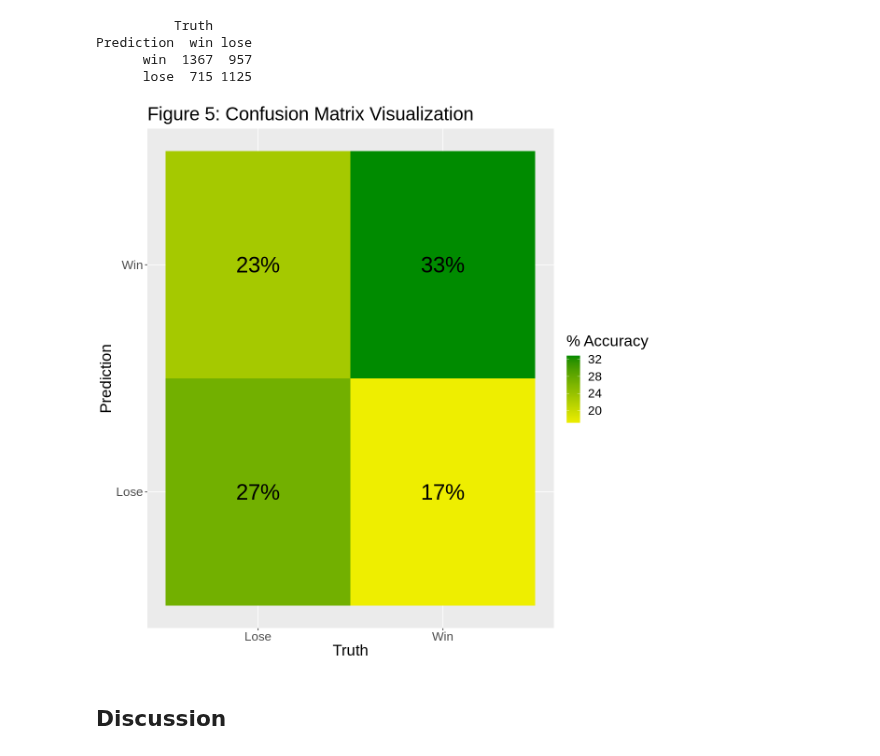
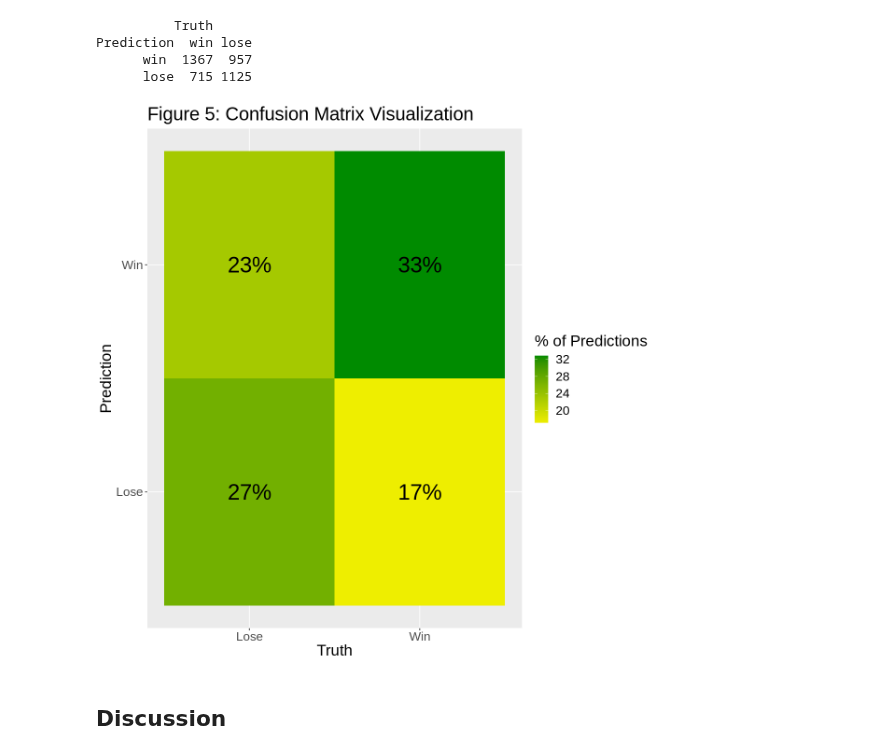
Before and after one commit to EllaShi7/DSCI-100-2022w2-Group-42-Project, a Jupyter notebook: Group_Project_Report.ipynb, the cells around one changed output. Saved outputs shown, nothing was run; the diff lists cells and outputs as text; code cells hidden in the pictures.

Commit message:
Updated figure 5 (confusion matrix) legend

```diff
--- a/Group_Project_Report.ipynb
+++ b/Group_Project_Report.ipynb
@@ -392,20 +392,20 @@ Prediction  win lose
 # %%
 Prediction <- as.factor(c("Win", "Lose", "Win", "Lose"))
 Truth <- as.factor(c("Win", "Win","Lose", "Lose"))
 outcome <- c((1367/4164)*100, (715/4164) * 100, (957/4164) * 100, (1125/4164) * 100)
 
 conf_mat_data <- as_tibble(Truth, Prediction, outcome)
 
 
 ggplot(data = conf_mat_data, mapping = aes(x = Truth, y = Prediction)) +
 geom_tile(aes(fill = outcome)) +
 scale_fill_gradient(low = "yellow2", high = "green4") +
 geom_text(aes(label = str_c(round(outcome), "%")), size = 10) +
 ggtitle("Figure 5: Confusion Matrix Visualization") +
-labs(fill = "% Accuracy") +
+labs(fill = "% of Predictions") +
 theme(text = element_text(size = 20))
 # %% [output]
-[figure, old version]
+[figure, new version]
 # %% [markdown]
 ## Discussion
 # %% [markdown]
```
